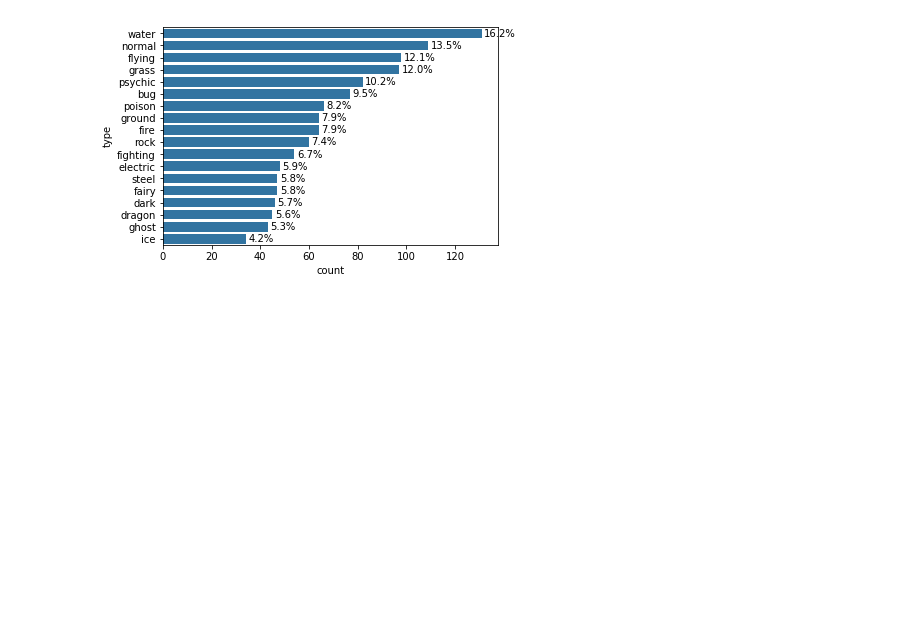
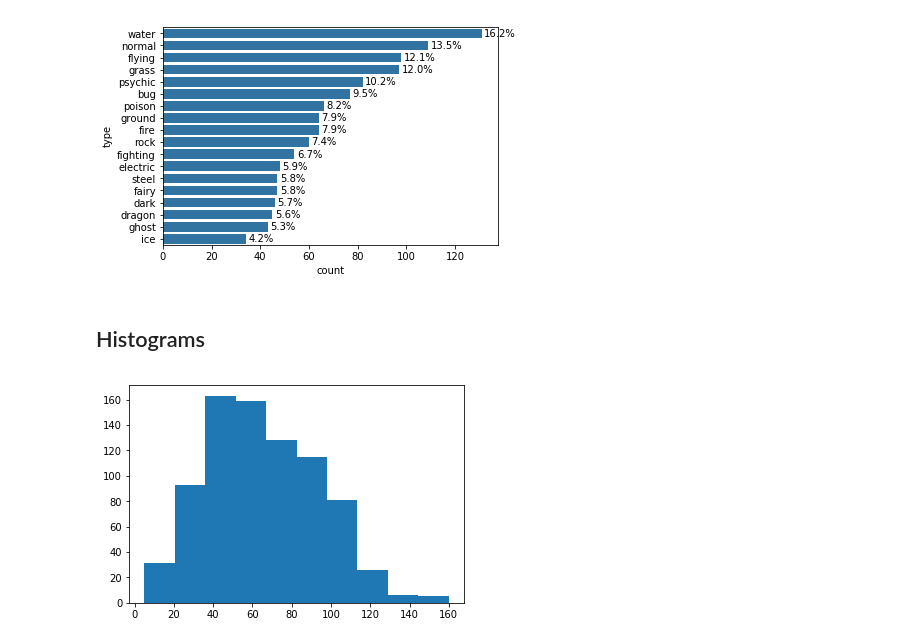
Before and after one commit to iRaied/Project_5_3_Pokemon, a Jupyter notebook: pokemon.ipynb, the cells around one changed output. Cells and saved outputs as stored; diff of their text form; code cells hidden in the pictures; blank space fills up the shorter version.

Commit message:
plot histogram for speed values

```diff
--- a/pokemon.ipynb
+++ b/pokemon.ipynb
@@ -222,3 +222,9 @@ for i in range(type_counts.shape[0]):
     plt.text(count+1, i, pct_string, va = 'center');
 # %% [output]
 [figure]
+# %% [markdown]
+## Histograms
+# %%
+plt.hist(data = pokemon, x = 'speed');
+# %% [output]
+[figure, added]
```
Also changed, not shown: parts of 8 cells of this notebook.
